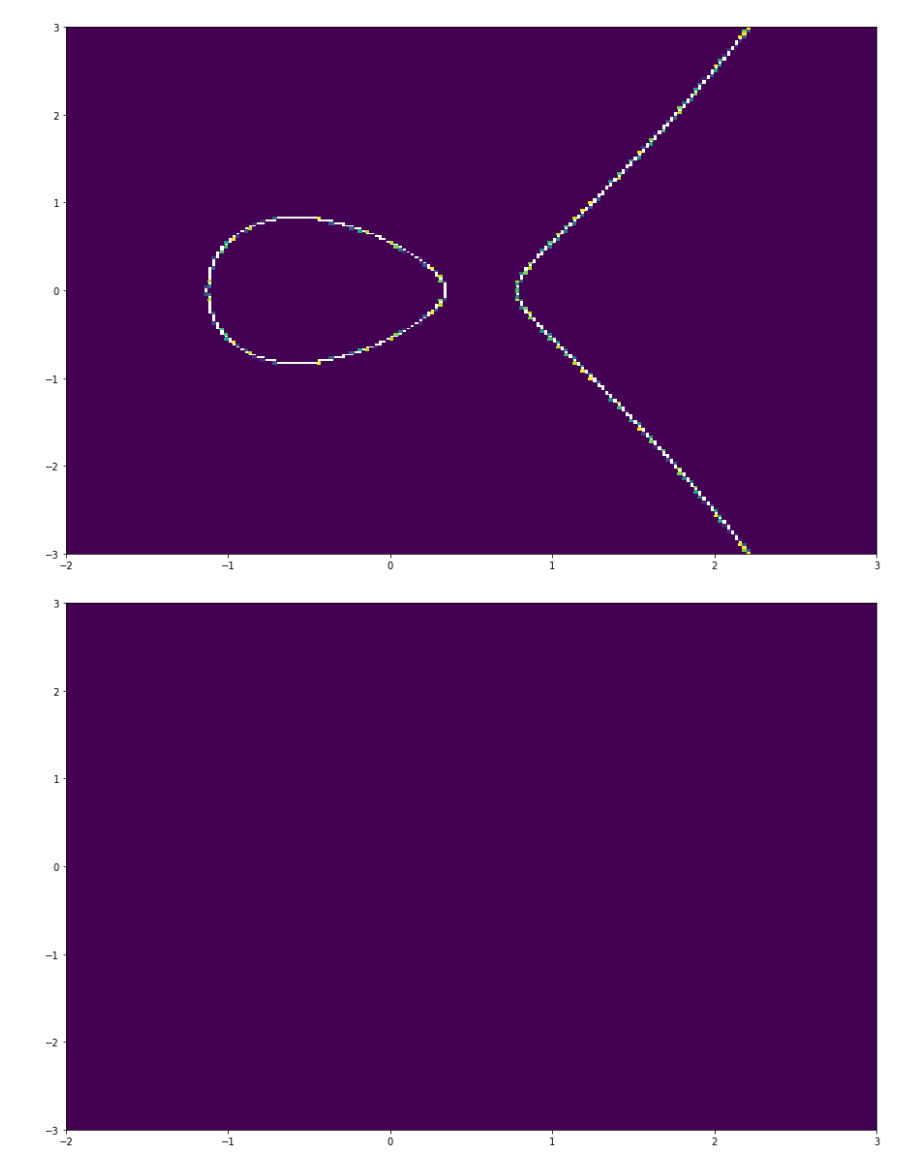
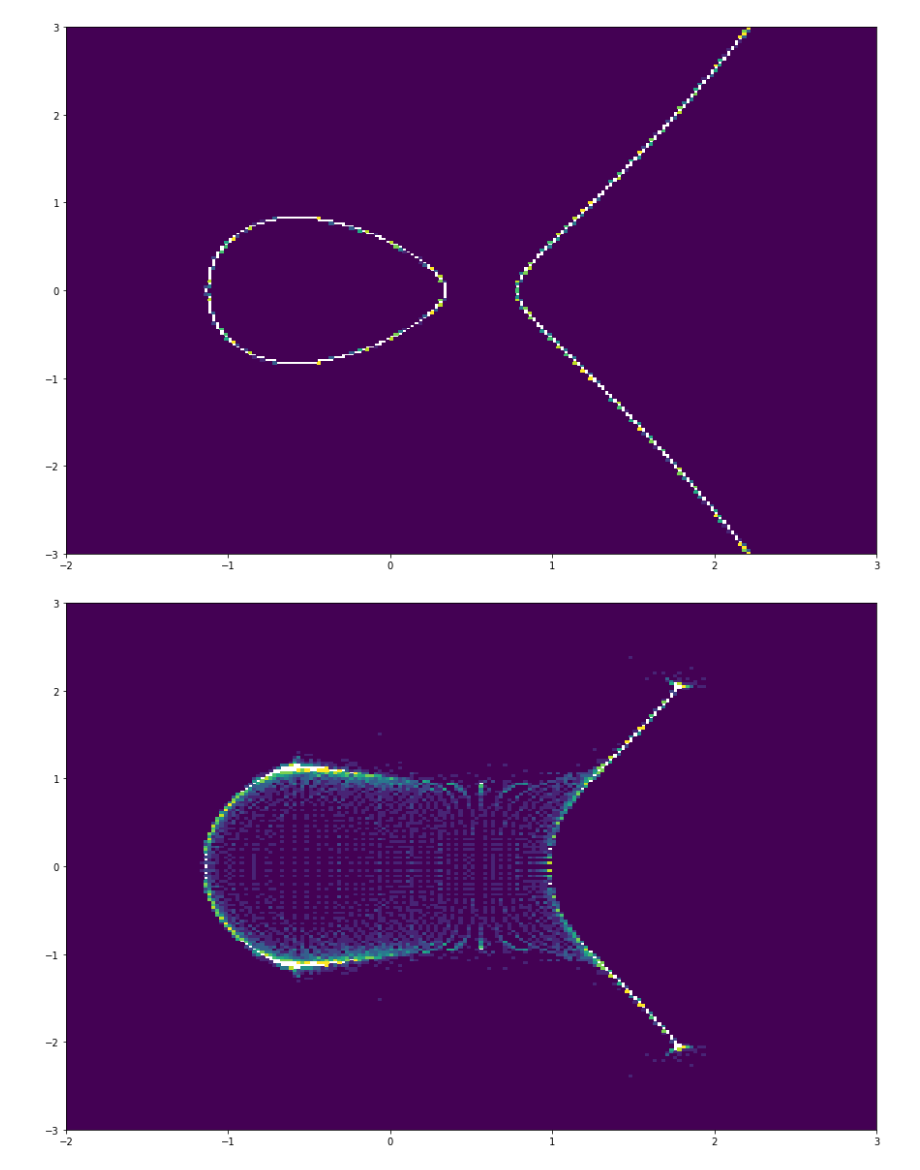
Before and after one commit to symbench/constraint-prog, a Jupyter notebook: notebooks/newton_raphson.ipynb, the cells around one changed output. Cells and saved outputs as stored; diff of their text form; code cells hidden in the pictures.

Commit message:
Add gradient_descent_2 function

```diff
--- a/notebooks/newton_raphson.ipynb
+++ b/notebooks/newton_raphson.ipynb
@@ -241,3 +241,27 @@ plt.hist2d(input_data2[:, :, 0].flatten().numpy(), input_data2[:, :, 1].flatten(
 plt.show()
 # %% [output]
 [figure]
+# %%
+def gradient_descent_2(f: Callable, in_data: torch.Tensor, it: int):
+    device = torch.device("cuda:0" if torch.cuda.is_available() else "cpu")
+    learning_rate = 0.01
+    in_data = torch.clone(in_data)
+    in_data_grad = torch.ones_like(in_data)
+    for _ in range(it):
+        for row in range(in_data.shape[0]):
+            for col in range(in_data.shape[1]):
+                temp_data = torch.clone(in_data[row, col, :]).to(device)
+                temp_data.requires_grad = True
+                val = ((f(temp_data) ** 2).sum()).to(device)
+                val.backward()
+                in_data_grad[row, col, :] = temp_data.grad
+        with torch.no_grad():
+            in_data -= learning_rate * in_data_grad
+
+    return in_data.detach()
+
+input_data2 = gradient_descent_2(f=func, in_data=input_data, it=10)
+input_data2 = input_data2.clip(0.0, 4.0)
+
+plt.hist2d(input_data2[:, :, 0].flatten().numpy(), input_data2[:, :, 1].flatten().numpy(), bins=50)
+plt.show()
@@ -267,14 +293,14 @@ plt.show()
 # %%
 xpos = torch.linspace(-2.0, 3.0, 100)
 ypos = torch.linspace(-3.0, 3.0, 100)
 input_data = torch.stack(torch.meshgrid(xpos, ypos), dim=-1)
-output_data = gradient_descent(f=elliptic_curve, in_data=input_data, it=1000)
+output_data = gradient_descent_2(f=elliptic_curve, in_data=input_data, it=10)
 
 plt.hist2d(
     output_data[:, :, 0].flatten().numpy(),
     output_data[:, :, 1].flatten().numpy(),
     range=[[-2, 3], [-3, 3]],
     bins=200, cmax=10)
 plt.show()
 # %% [output]
-[figure, old version]
+[figure, new version]
```
Also changed, not shown: parts of 2 cells of this notebook.
